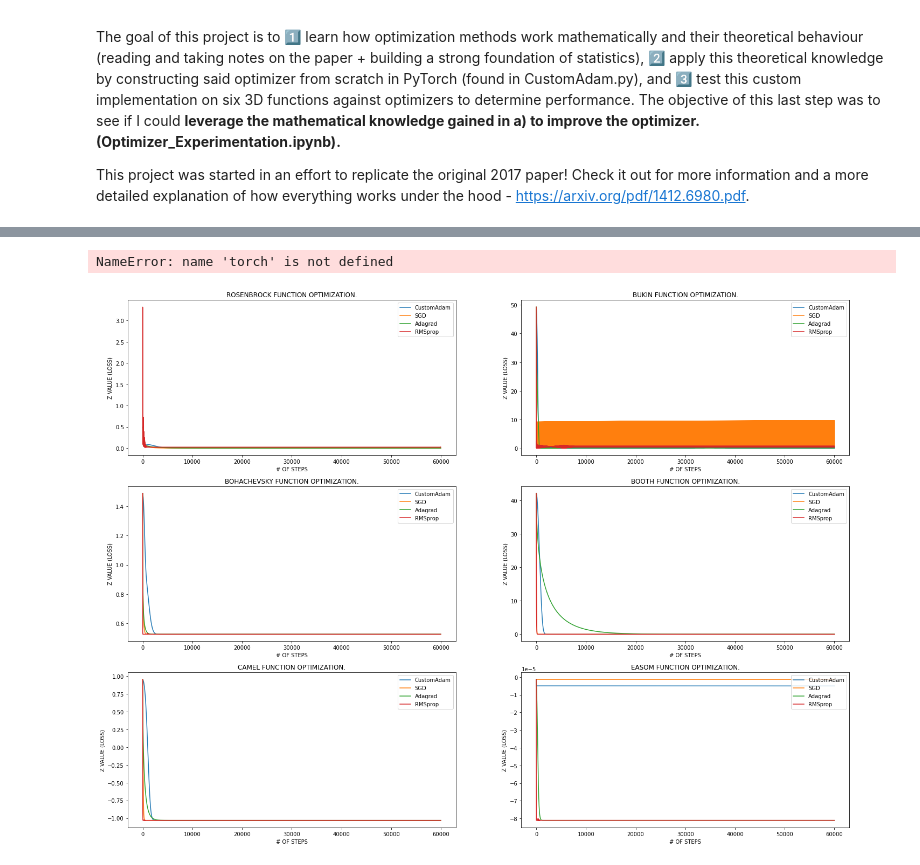
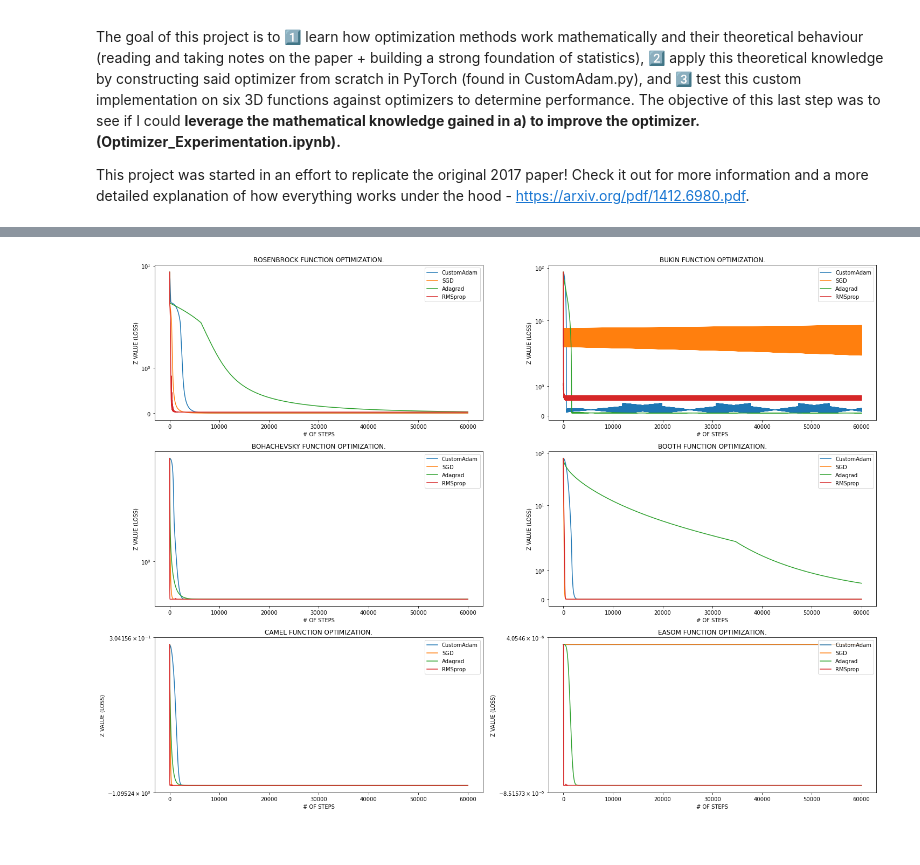
Before and after one commit to thetechdude124/Adam-Optimization-From-Scratch, a Jupyter notebook: Optimizer_Experimentation.ipynb, the cells around one changed output, grey strips where cells are left out. Saved outputs shown, nothing was run; the diff lists cells and outputs as text; code cells hidden in the pictures.

```diff
--- a/Optimizer_Experimentation.ipynb
+++ b/Optimizer_Experimentation.ipynb
@@ -200,37 +253,34 @@ for opt in optimizers:
         TestInstance = OptimizerTest(Optimizer = eval(opt), epochs = steps, params = XY_TENSOR, lr = 0.001)
     else: TestInstance = OptimizerTest(Optimizer = eval(opt), epochs = steps, params = XY_TENSOR)
     optimizer_losses[opt], optimizer_points[opt] = TestInstance.runTests()
-#Print all losses and points
-print("ALL LOSSES:", optimizer_losses, end = '\n\n')
-# print("ALL POINTS:", optimizer_points)
-# %% [output]
-NameError: name 'torch' is not defined
 # %%
 #Plot losses for each test function and compare to determine optimizer convergence speed and duration
 #Import libraries
 import matplotlib.pyplot as plt
 %matplotlib inline
 
 #Create subplot
 loss_plot, [[Rosenbrock_ax, Bukin_ax], [Bohachevsky_ax, Booth_ax], [Camel_ax, Easom_ax]] = plt.subplots(3, 2, figsize = (24, 18))
 #Function to plot losses for a particular objective function w.r.t all optimizers
 def plotLosses(loss_func):
     #Iterate over each optimizer
     for optimizer in optimizers:
         #Plot optimizer's losses over the # of epochs
         globals()[loss_func + "_ax"].plot(optimizer_losses[optimizer][loss_func + "Loss"], label = optimizer)
     #Set title and x and y labels
     globals()[loss_func + "_ax"].set_title(loss_func.upper() + " FUNCTION OPTIMIZATION.")
     globals()[loss_func + "_ax"].set_xlabel("# OF STEPS")
     globals()[loss_func + "_ax"].set_ylabel("Z VALUE (LOSS)")
     #Display legend
     globals()[loss_func + "_ax"].legend(loc = "upper right")
+    #Set to logarithmic scale to better see differences in updates as loss values become increasingly small
+    globals()[loss_func + "_ax"].set_yscale("symlog")
 
 #Plot losses for each loss function
 for loss_func in loss_funcs:
     plotLosses(loss_func)
 # %% [output]
-[figure, old version]
+[figure, new version]
 # %%
 #Create 3D-animation to visualize optimization process
 import matplotlib.pyplot as plt
```
Also changed, not shown: parts of 1 cell of this notebook, 2 other files.
